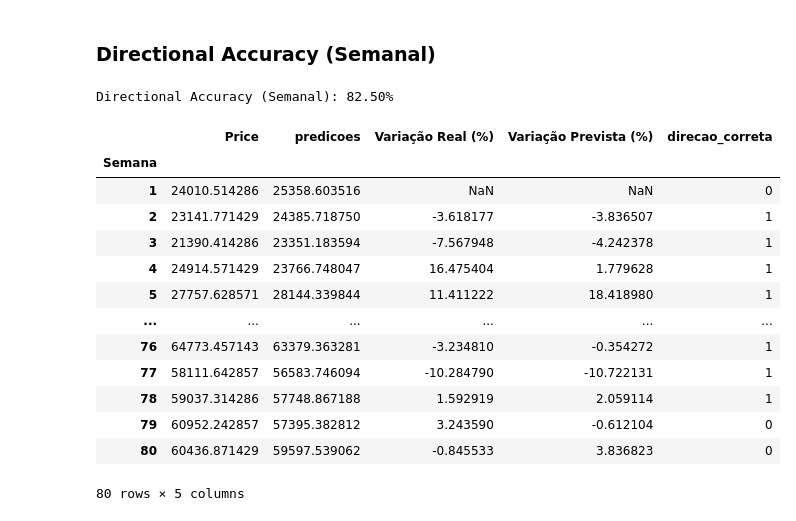
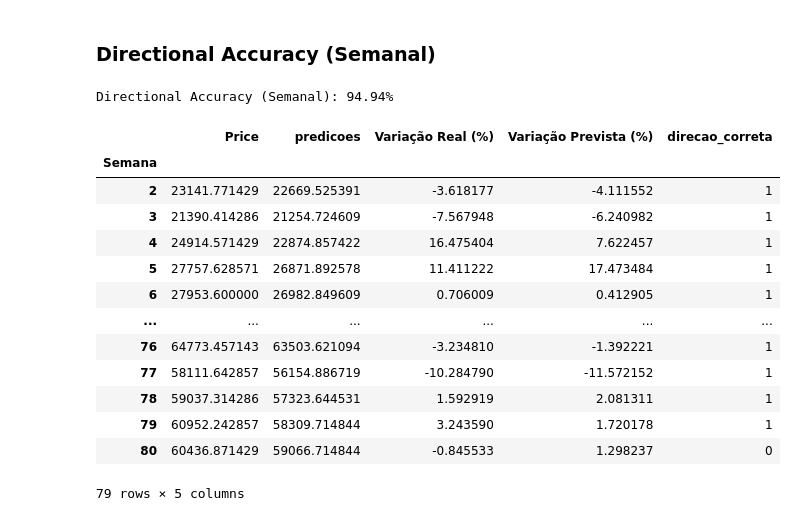
Before and after one commit to yuripopic/TCC-CryptoRush, a Jupyter notebook: CryptoRush/Grafico/machine_learning.ipynb, the cells around one changed output. Cells and saved outputs as stored; diff of their text form; code cells hidden in the pictures.

```diff
--- a/CryptoRush/Grafico/machine_learning.ipynb
+++ b/CryptoRush/Grafico/machine_learning.ipynb
@@ -66,7 +66,7 @@ acao['Vol.'] = acao['Vol.'].apply(converter_vol_para_numero)
 # Ordenar data das bases
 acao = acao.sort_values(by='Date', ascending=True)
 
-acao = acao.rename(columns={'Vol.': 'Volume', 'Change %': 'Change'})
+acao = acao.rename(columns={'Vol.': 'Volume'})
 
 acao
 # %% [output]
@@ -209,7 +209,7 @@ modelo = Sequential()
 
 # Primeira camada LSTM com dropout
 modelo.add(LSTM(100, return_sequences=True, input_shape=(treinamento_x.shape[1], 1)))
-modelo.add(Dropout(0.2))
+# modelo.add(Dropout(0.2))
 
 # Segunda camada LSTM
 modelo.add(LSTM(50, return_sequences=False))
@@ -237,5 +237,5 @@ modelo.compile(optimizer="adam", loss="mean_squared_error")
 #batch size é depois de quantas em quantas amostras o modelo irá otimizar os parâmetros.
 #epochs é quantas vezes o algoritmo irá rodar os dados treinamento, aprendendo.
 
-modelo.fit(treinamento_x, treinamento_y, batch_size=1, epochs=1)
+modelo.fit(treinamento_x, treinamento_y, batch_size=20, epochs=20)
 # %% [output]
@@ -470,47 +486,47 @@ Directional Accuracy (Diário): 46.79%
 # Agrupar por semana e calcular o preço médio semanal para real e previsões
 df_teste_semana = df_previsao_semanal.groupby('Semana').agg({
     'Price': 'mean',        # Preço real médio por semana
     'predicoes': 'mean'     # Previsão média por semana
 })
 
 # Calcular a variação percentual semanal para Price e Predicoes
 df_teste_semana['Variação Real (%)'] = df_teste_semana['Price'].pct_change() * 100
 df_teste_semana['Variação Prevista (%)'] = df_teste_semana['predicoes'].pct_change() * 100
 
 
 # Remover NaN (primeira linha não terá variação por não ter valor anterior)
-df_teste_semana = df_teste_semana#.dropna()
+df_teste_semana = df_teste_semana.dropna()
 
 # Calcular se a direção do valor previsto foi igual ao real (1 = acertou | 0 = errou)
 df_teste_semana['direcao_correta'] = np.where(
     (df_teste_semana['Variação Real (%)'] > 0) & (df_teste_semana['Variação Prevista (%)'] > 0) |
     (df_teste_semana['Variação Real (%)'] < 0) & (df_teste_semana['Variação Prevista (%)'] < 0),
     1, 0
 )
 
 # Calcular a métrica de Erro de Direção (Directional Accuracy)
 directional_accuracy = df_teste_semana['direcao_correta'].mean()
 
 # Exibir resultados
 print(f"Directional Accuracy (Semanal): {directional_accuracy * 100:.2f}%")
 
 df_teste_semana
 # %% [output]
-Directional Accuracy (Semanal): 82.50%
+Directional Accuracy (Semanal): 94.94%
 |  | Price | predicoes | Variação Real (%) | Variação Prevista (%) | direcao_correta |
 | Semana |  |  |  |  |  |
-| 1 | 24010.514286 | 25358.603516 | NaN | NaN | 0 |
-| 2 | 23141.771429 | 24385.718750 | -3.618177 | -3.836507 | 1 |
-| 3 | 21390.414286 | 23351.183594 | -7.567948 | -4.242378 | 1 |
-| 4 | 24914.571429 | 23766.748047 | 16.475404 | 1.779628 | 1 |
-| 5 | 27757.628571 | 28144.339844 | 11.411222 | 18.418980 | 1 |
+| 2 | 23141.771429 | 22669.525391 | -3.618177 | -4.111552 | 1 |
+| 3 | 21390.414286 | 21254.724609 | -7.567948 | -6.240982 | 1 |
+| 4 | 24914.571429 | 22874.857422 | 16.475404 | 7.622457 | 1 |
+| 5 | 27757.628571 | 26871.892578 | 11.411222 | 17.473484 | 1 |
+| 6 | 27953.600000 | 26982.849609 | 0.706009 | 0.412905 | 1 |
 | ... | ... | ... | ... | ... | ... |
-| 76 | 64773.457143 | 63379.363281 | -3.234810 | -0.354272 | 1 |
-| 77 | 58111.642857 | 56583.746094 | -10.284790 | -10.722131 | 1 |
-| 78 | 59037.314286 | 57748.867188 | 1.592919 | 2.059114 | 1 |
-| 79 | 60952.242857 | 57395.382812 | 3.243590 | -0.612104 | 0 |
-| 80 | 60436.871429 | 59597.539062 | -0.845533 | 3.836823 | 0 |
+| 76 | 64773.457143 | 63503.621094 | -3.234810 | -1.392221 | 1 |
+| 77 | 58111.642857 | 56154.886719 | -10.284790 | -11.572152 | 1 |
+| 78 | 59037.314286 | 57323.644531 | 1.592919 | 2.081311 | 1 |
+| 79 | 60952.242857 | 58309.714844 | 3.243590 | 1.720178 | 1 |
+| 80 | 60436.871429 | 59066.714844 | -0.845533 | 1.298237 | 0 |
-80 rows × 5 columns
+79 rows × 5 columns
 # %%
 #criando um código que você passa 60 dias e ele devolve a cotação
 #resumindo: vamos descobrir o preço da petrobras de hoje/amanha com esse modelo
```
Also changed, not shown: parts of 12 cells of this notebook, 6 other files.
